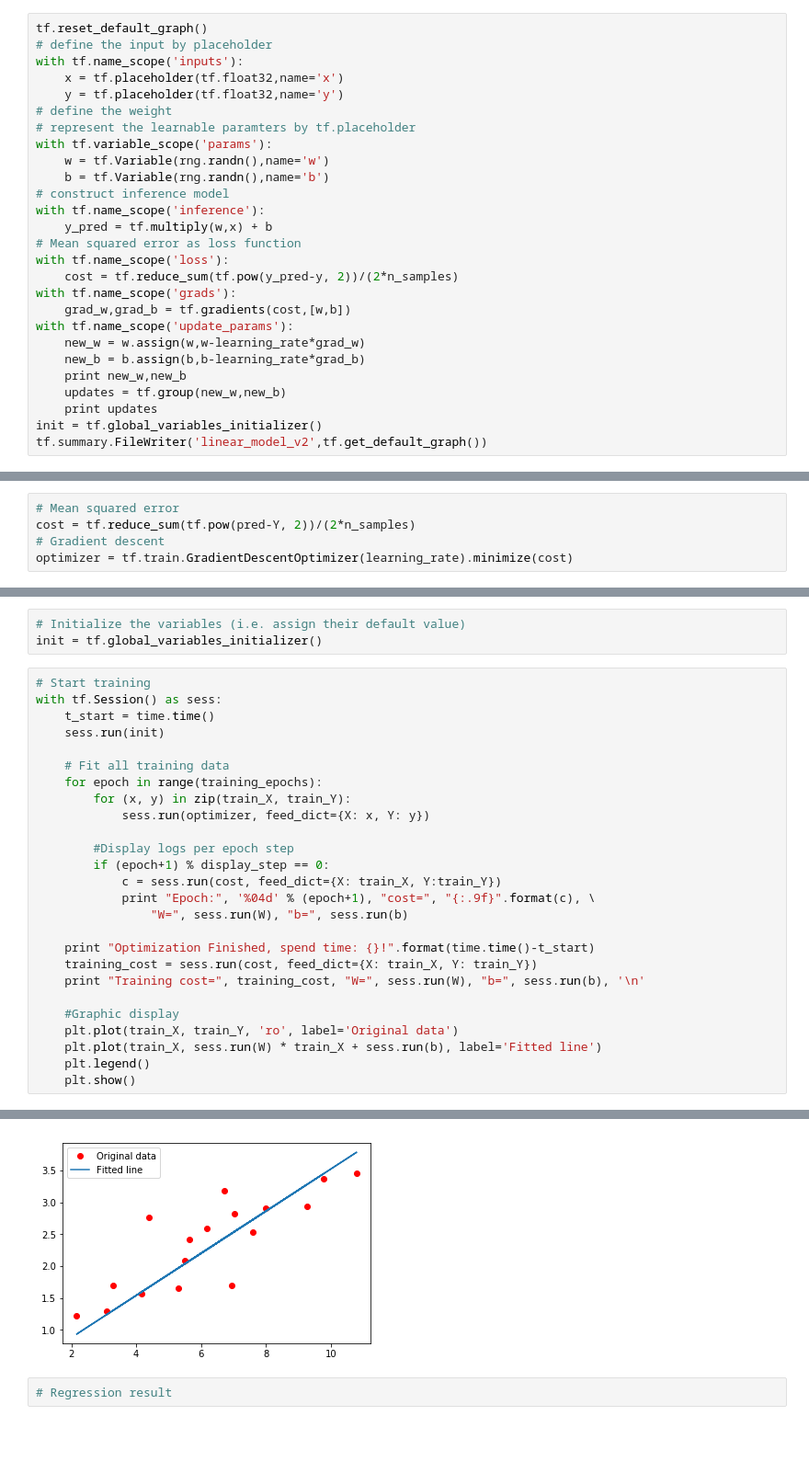
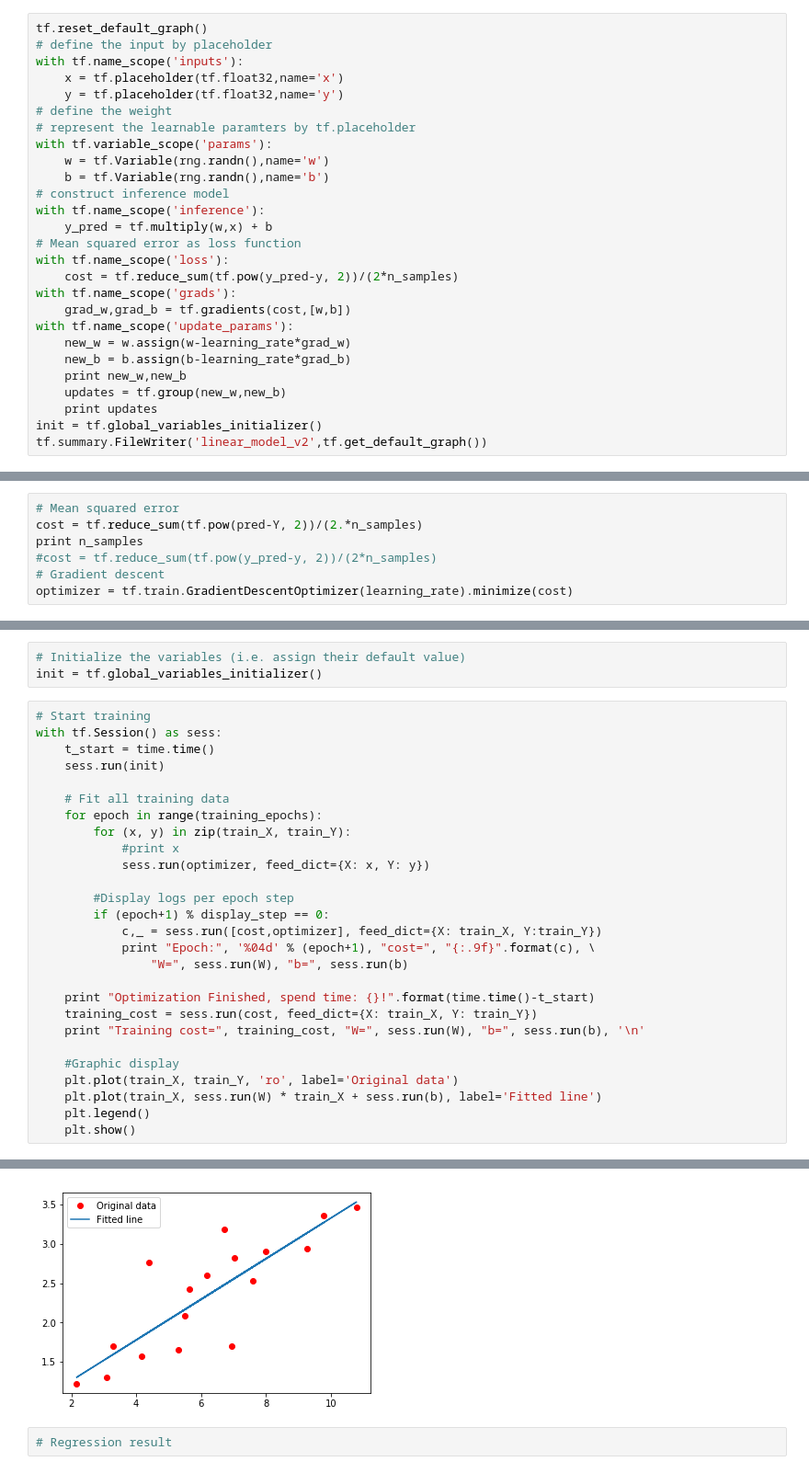
Before and after one commit to yule-li/tensorflow-practice, a Jupyter notebook: components/optimizer/linear_regression.ipynb, the cells around one changed output, grey strips where cells are left out. Shown at 92% size. Saved outputs shown, nothing was run; the diff lists cells and outputs as text; blank space fills up the shorter version.

```diff
--- a/components/optimizer/linear_regression.ipynb
+++ b/components/optimizer/linear_regression.ipynb
@@ -235,8 +239,8 @@ with tf.name_scope('loss'):
 with tf.name_scope('grads'):
     grad_w,grad_b = tf.gradients(cost,[w,b])
 with tf.name_scope('update_params'):
-    new_w = w.assign(w,w-learning_rate*grad_w)
-    new_b = b.assign(b,b-learning_rate*grad_b)
+    new_w = w.assign(w-learning_rate*grad_w)
+    new_b = b.assign(b-learning_rate*grad_b)
     print new_w,new_b
     updates = tf.group(new_w,new_b)
     print updates
@@ -324,6 +328,8 @@ b = tf.Variable(rng.randn(), name="bias")
 pred = tf.add(tf.multiply(X, W), b)
 # %%
 # Mean squared error
-cost = tf.reduce_sum(tf.pow(pred-Y, 2))/(2*n_samples)
+cost = tf.reduce_sum(tf.pow(pred-Y, 2))/(2.*n_samples)
+print n_samples
+#cost = tf.reduce_sum(tf.pow(y_pred-y, 2))/(2*n_samples)
 # Gradient descent
 optimizer = tf.train.GradientDescentOptimizer(learning_rate).minimize(cost)
@@ -339,11 +347,12 @@ with tf.Session() as sess:
     # Fit all training data
     for epoch in range(training_epochs):
         for (x, y) in zip(train_X, train_Y):
+            #print x
             sess.run(optimizer, feed_dict={X: x, Y: y})
 
         #Display logs per epoch step
         if (epoch+1) % display_step == 0:
-            c = sess.run(cost, feed_dict={X: train_X, Y:train_Y})
+            c,_ = sess.run([cost,optimizer], feed_dict={X: train_X, Y:train_Y})
             print "Epoch:", '%04d' % (epoch+1), "cost=", "{:.9f}".format(c), \
                 "W=", sess.run(W), "b=", sess.run(b)
 
@@ -377,3 +386,3 @@ Training cost= 0.0979977 W= 0.330768 b= 0.217503
-[figure, old version]
+[figure, new version]
 # %%
 # Regression result
```
Also changed, not shown: parts of 6 cells of this notebook.
